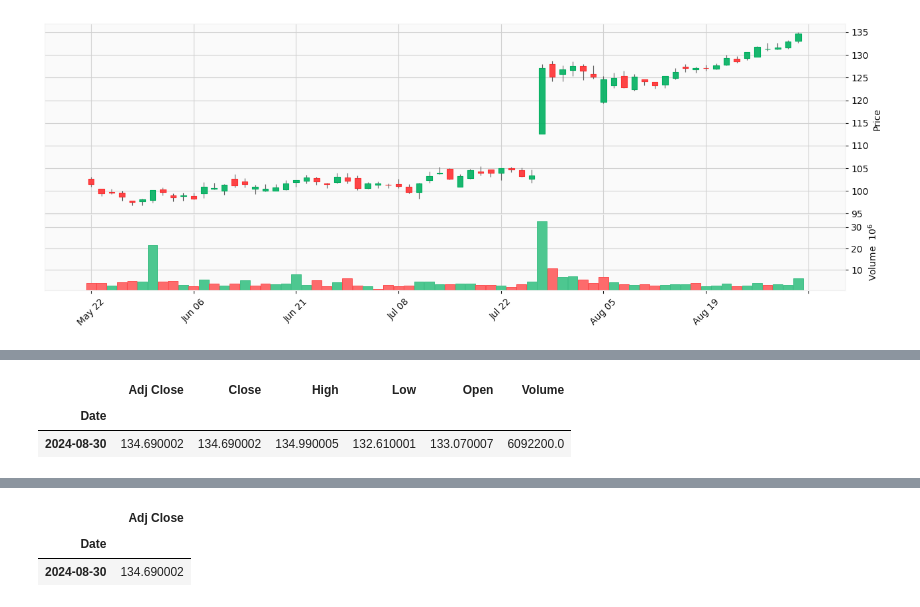
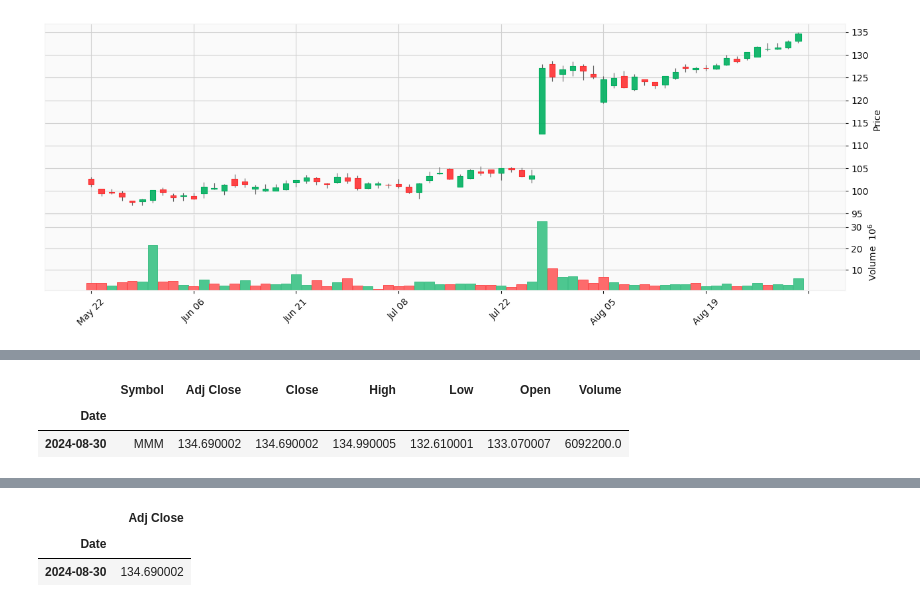
Before and after one commit to Ox03bb/Stock_Prices_Prediction, a Jupyter notebook: Stock_Prices_Prediction.ipynb, the cells around one changed output, grey strips where cells are left out. Drawn from its saved outputs; the diff is of its cells as text; code cells hidden in the pictures.

```diff
--- a/Stock_Prices_Prediction.ipynb
+++ b/Stock_Prices_Prediction.ipynb
@@ -121,6 +104,6 @@ ax.plot(arr[0]["Adj Close"], color='green')
 # %%
-data.tail(1)
+arr[0].tail(1)
 # %% [output]
-|  | Adj Close | Close | High | Low | Open | Volume |
-| Date |  |  |  |  |  |  |
-| 2024-08-30 | 134.690002 | 134.690002 | 134.990005 | 132.610001 | 133.070007 | 6092200.0 |
+|  | Symbol | Adj Close | Close | High | Low | Open | Volume |
+| Date |  |  |  |  |  |  |  |
+| 2024-08-30 | MMM | 134.690002 | 134.690002 | 134.990005 | 132.610001 | 133.070007 | 6092200.0 |
```
Also changed, not shown: parts of 23 cells of this notebook.
